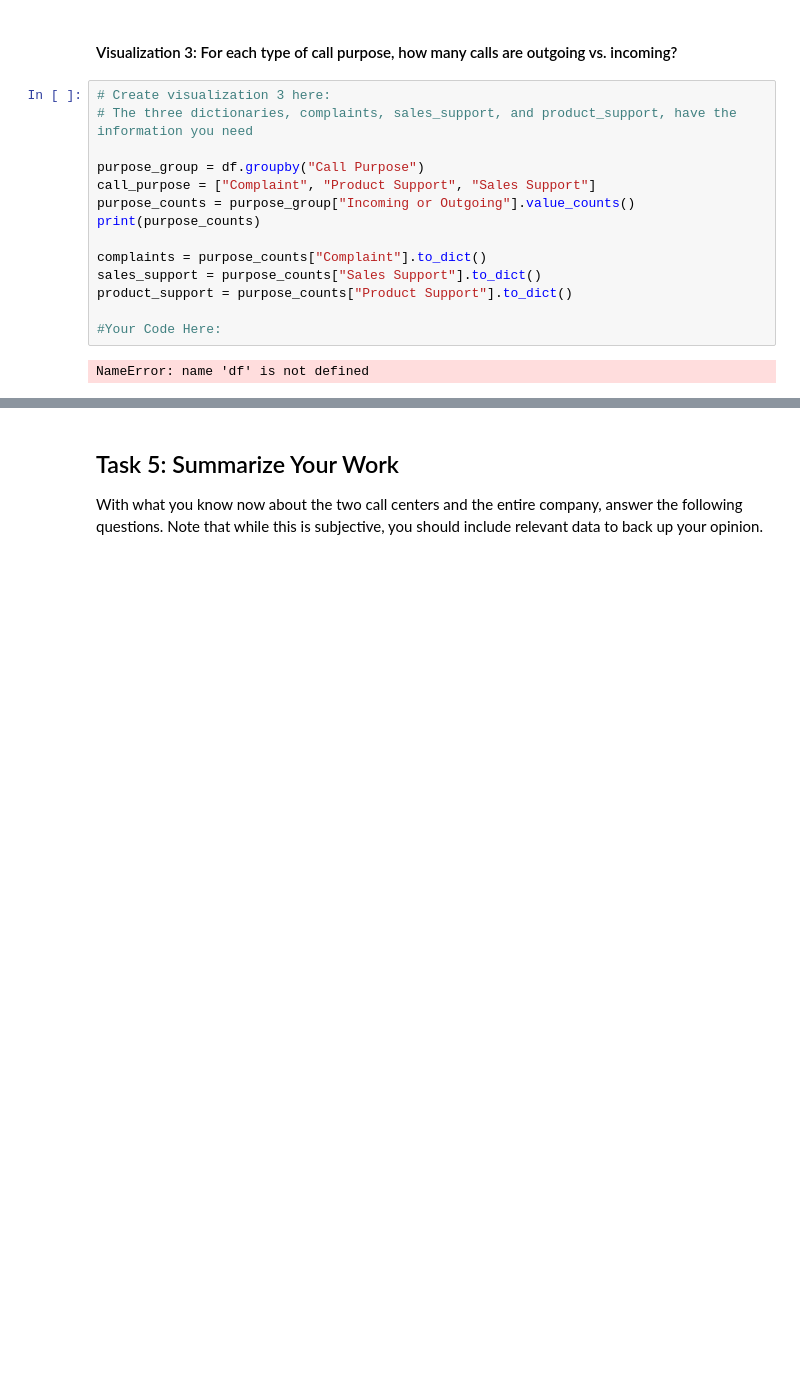
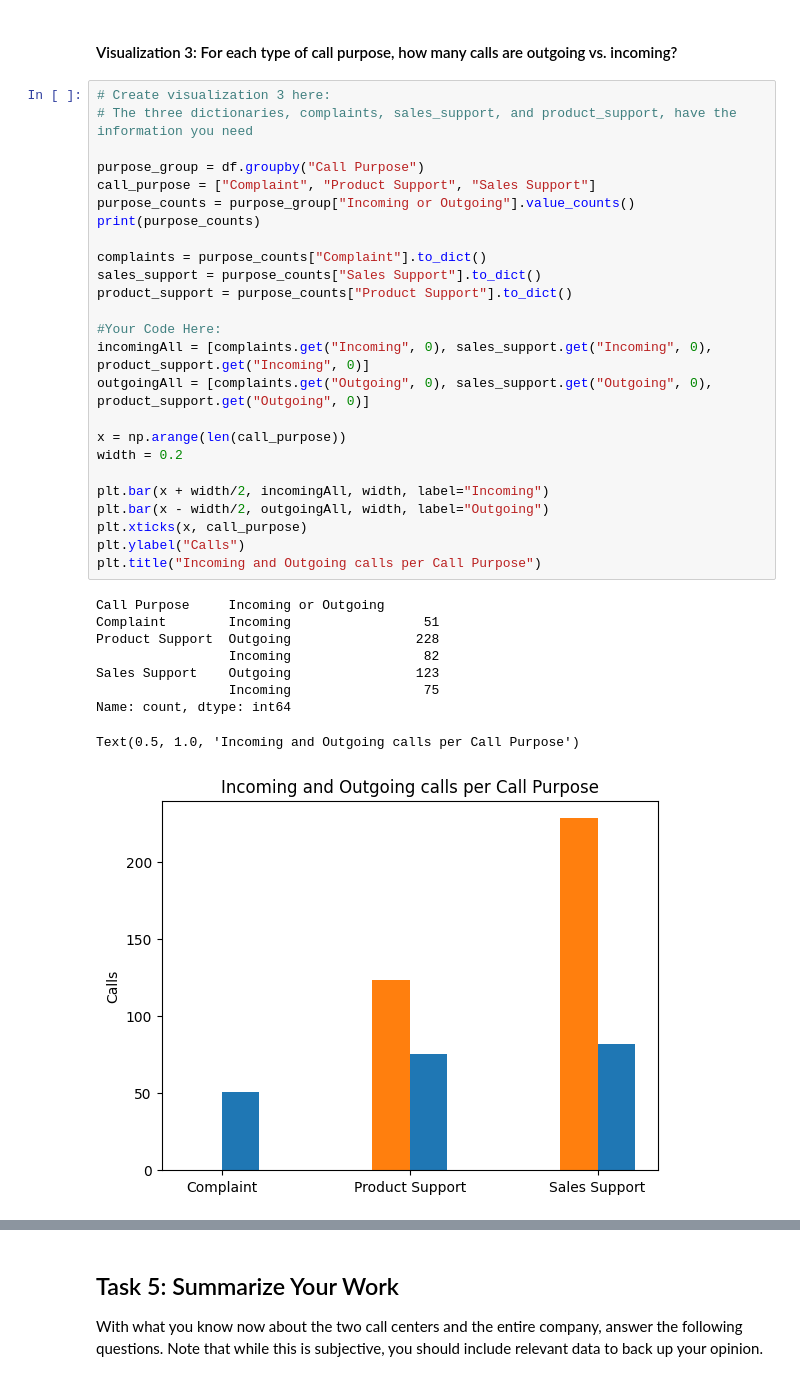
Before and after one commit to Onyx2794/call-center-cleanup-assignment, a Jupyter notebook: Call_Center_Cleanup.ipynb, the cells around one changed output, grey strips where cells are left out. Saved outputs shown, nothing was run; the diff lists cells and outputs as text; blank space fills up the shorter version.

```diff
--- a/Call_Center_Cleanup.ipynb
+++ b/Call_Center_Cleanup.ipynb
@@ -440,19 +471,38 @@ NameError: name 'north' is not defined
 # %%
 # Create visualization 3 here:
 # The three dictionaries, complaints, sales_support, and product_support, have the information you need
 
 purpose_group = df.groupby("Call Purpose")
 call_purpose = ["Complaint", "Product Support", "Sales Support"]
 purpose_counts = purpose_group["Incoming or Outgoing"].value_counts()
 print(purpose_counts)
 
 complaints = purpose_counts["Complaint"].to_dict()
 sales_support = purpose_counts["Sales Support"].to_dict()
 product_support = purpose_counts["Product Support"].to_dict()
 
 #Your Code Here:
+incomingAll = [complaints.get("Incoming", 0), sales_support.get("Incoming", 0), product_support.get("Incoming", 0)]
+outgoingAll = [complaints.get("Outgoing", 0), sales_support.get("Outgoing", 0), product_support.get("Outgoing", 0)]
+
+x = np.arange(len(call_purpose))
+width = 0.2
+
+plt.bar(x + width/2, incomingAll, width, label="Incoming")
+plt.bar(x - width/2, outgoingAll, width, label="Outgoing")
+plt.xticks(x, call_purpose)
+plt.ylabel("Calls")
+plt.title("Incoming and Outgoing calls per Call Purpose")
 # %% [output]
-NameError: name 'df' is not defined
+Call Purpose     Incoming or Outgoing
+Complaint        Incoming                 51
+Product Support  Outgoing                228
+                 Incoming                 82
+Sales Support    Outgoing                123
+                 Incoming                 75
+Name: count, dtype: int64
+Text(0.5, 1.0, 'Incoming and Outgoing calls per Call Purpose')
+[figure, added]
 # %% [markdown]
 ##### Record your answer below:
 
```
Also changed, not shown: parts of 12 cells of this notebook.
